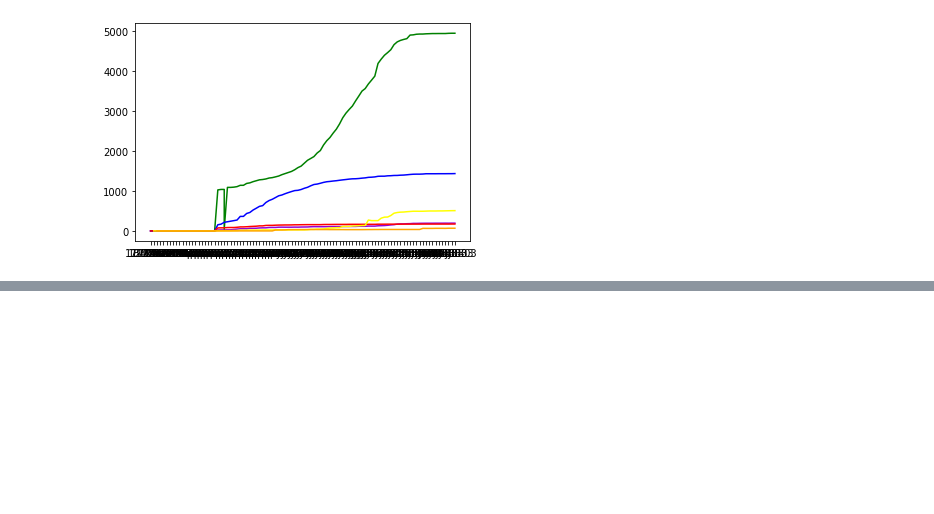
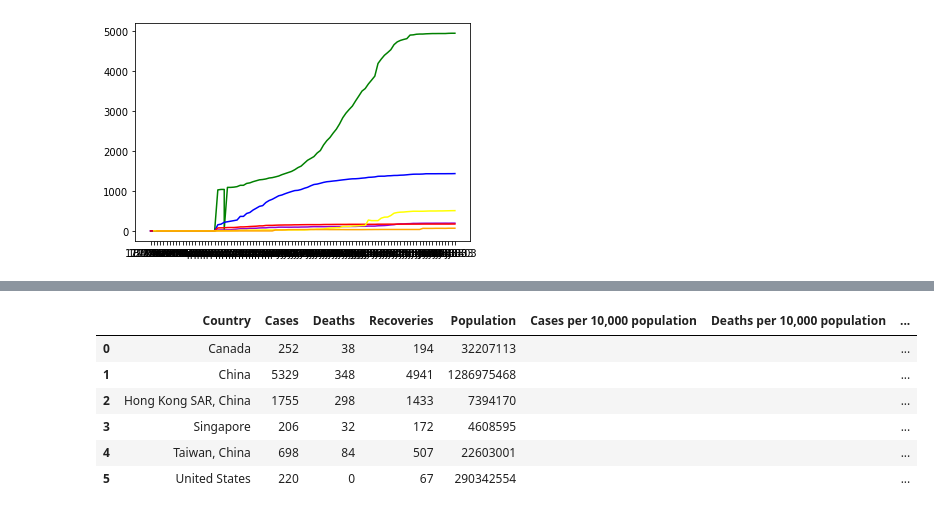
Before and after one commit to erharker/Json-s-and-the-pretty-pprintcesses, a Jupyter notebook: Updated SARS.ipynb, the cells around one changed output, grey strips where cells are left out. Saved outputs shown, nothing was run; the diff lists cells and outputs as text; code cells hidden in the pictures; blank space fills up the shorter version.

```diff
--- a/Data Cleaning.ipynb
+++ b/Updated SARS.ipynb
@@ -320,0 +370,26 @@ line6 = plt.plot(xAxis6, yAxis6, color="orange", label="United States")
+# %%
+#Rates Dataframe
+
+data = {'Country':['Canada', 'China', 'Hong Kong SAR, China', 'Singapore', 'Taiwan, China', 'United States'],
+        'Cases':[252, 5329,1755,206,698,220],
+        'Deaths':[38,348,298,32,84,0],
+        'Recoveries':[194,4941,1433,172,507,67],
+        'Population':[32207113,1286975468,7394170,4608595,22603001,290342554]}
+
+# Create DataFrame
+cases_per_pop = pd.DataFrame(data)
+cases_per_pop
+
+cases_pop_df=cases_per_pop
+cases_pop_df['Cases per 10,000 population']= ""
+cases_pop_df['Deaths per 10,000 population']= ""
+cases_pop_df['Recoveries per 10,000 population']= ""
+cases_pop_df
+# %% [output]
+|  | Country | Cases | Deaths | Recoveries | Population | Cases per 10,000 population | Deaths per 10,000 population | ... |
+| 0 | Canada | 252 | 38 | 194 | 32207113 |  |  | ... |
+| 1 | China | 5329 | 348 | 4941 | 1286975468 |  |  | ... |
+| 2 | Hong Kong SAR, China | 1755 | 298 | 1433 | 7394170 |  |  | ... |
+| 3 | Singapore | 206 | 32 | 172 | 4608595 |  |  | ... |
+| 4 | Taiwan, China | 698 | 84 | 507 | 22603001 |  |  | ... |
+| 5 | United States | 220 | 0 | 67 | 290342554 |  |  | ... |
```
Also changed, not shown: parts of 7 cells of this notebook.
